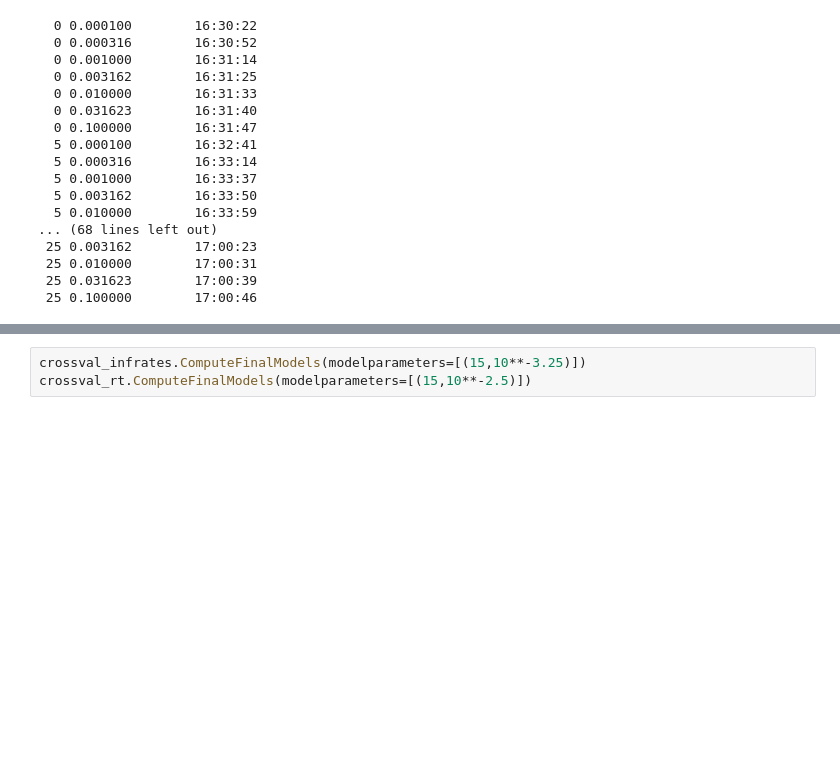
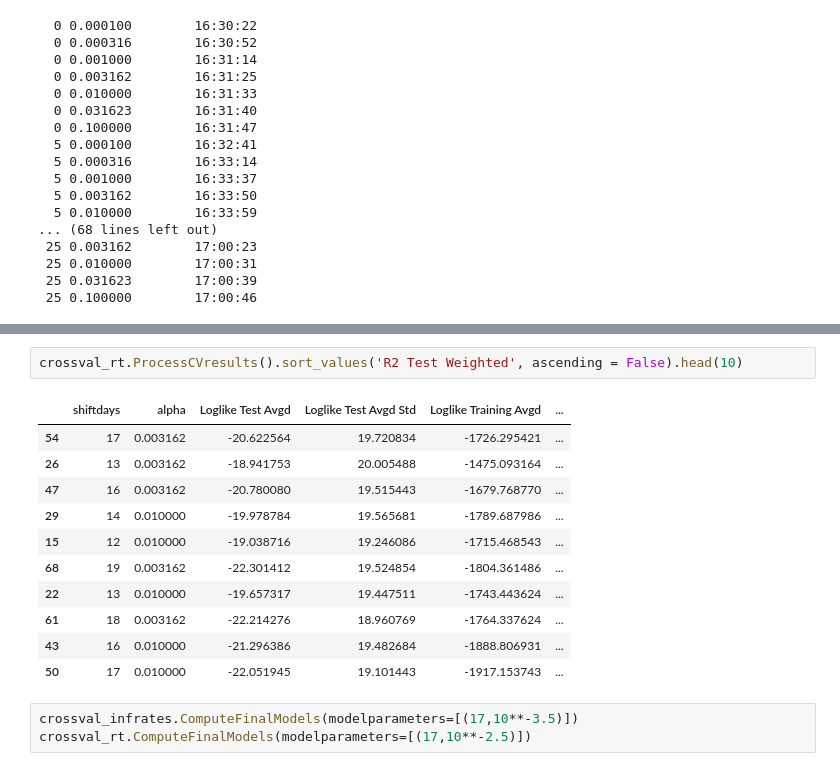
Before and after one commit to lukasgeyrhofer/corona, a Jupyter notebook: NPI measure effects.ipynb, the cells around one changed output, grey strips where cells are left out. Drawn from its saved outputs; the diff is of its cells as text; blank space fills up the shorter version.

```diff
--- a/NPI measure effects.ipynb
+++ b/NPI measure effects.ipynb
@@ -75,6 +92,20 @@ crossval_rt.PlotCVresults()
+# %%
+crossval_rt.ProcessCVresults().sort_values('R2 Test Weighted', ascending = False).head(10)
+# %% [output]
+|  | shiftdays | alpha | Loglike Test Avgd | Loglike Test Avgd Std | Loglike Training Avgd | ... |
+| 54 | 17 | 0.003162 | -20.622564 | 19.720834 | -1726.295421 | ... |
+| 26 | 13 | 0.003162 | -18.941753 | 20.005488 | -1475.093164 | ... |
+| 47 | 16 | 0.003162 | -20.780080 | 19.515443 | -1679.768770 | ... |
+| 29 | 14 | 0.010000 | -19.978784 | 19.565681 | -1789.687986 | ... |
+| 15 | 12 | 0.010000 | -19.038716 | 19.246086 | -1715.468543 | ... |
+| 68 | 19 | 0.003162 | -22.301412 | 19.524854 | -1804.361486 | ... |
+| 22 | 13 | 0.010000 | -19.657317 | 19.447511 | -1743.443624 | ... |
+| 61 | 18 | 0.003162 | -22.214276 | 18.960769 | -1764.337624 | ... |
+| 43 | 16 | 0.010000 | -21.296386 | 19.482684 | -1888.806931 | ... |
+| 50 | 17 | 0.010000 | -22.051945 | 19.101443 | -1917.153743 | ... |
 # %%
-crossval_infrates.ComputeFinalModels(modelparameters=[(15,10**-3.25)])
-crossval_rt.ComputeFinalModels(modelparameters=[(15,10**-2.5)])
+crossval_infrates.ComputeFinalModels(modelparameters=[(17,10**-3.5)])
+crossval_rt.ComputeFinalModels(modelparameters=[(17,10**-2.5)])
 # %%
 crossval_infrates.PlotMeasureListSorted(drop_zeros = True, figsize = (15,10))
 crossval_rt.PlotMeasureListSorted(drop_zeros = True, figsize = (15,10))
```
Also changed, not shown: parts of 5 cells of this notebook, 1 other file.
